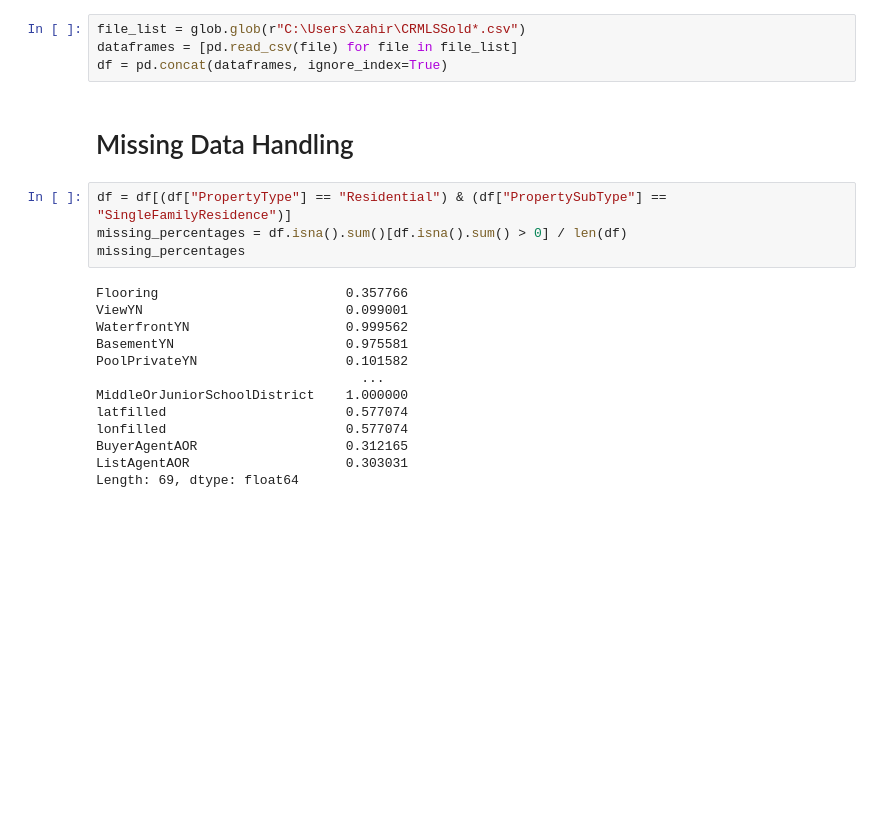
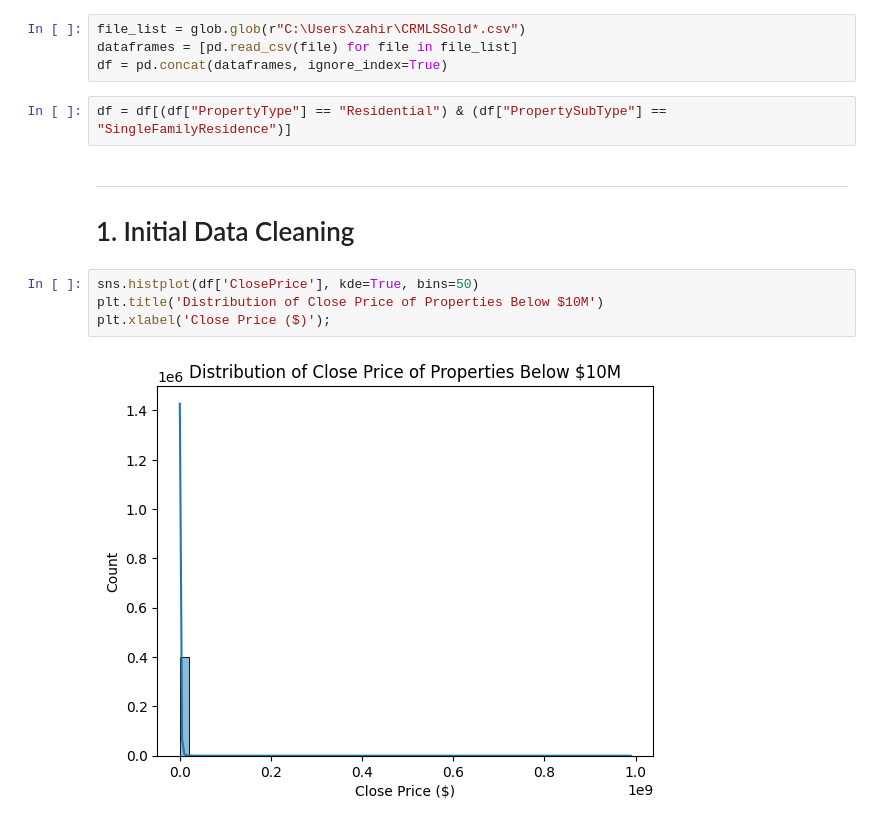
Before and after one commit to Zahi-Rahman/IDX-Exchange-DS-Project, a Jupyter notebook: 02_preprocessing.ipynb, the cells around one changed output. Drawn from its saved outputs; the diff is of its cells as text; blank space fills up the shorter version.

```diff
--- a/02_preprocessing.ipynb
+++ b/02_preprocessing.ipynb
@@ -15,22 +25,14 @@ pd.set_option("display.max_columns", 100)
 file_list = glob.glob(r"C:\Users\zahir\CRMLSSold*.csv")
 dataframes = [pd.read_csv(file) for file in file_list]
 df = pd.concat(dataframes, ignore_index=True)
-# %% [markdown]
-# Missing Data Handling
 # %%
 df = df[(df["PropertyType"] == "Residential") & (df["PropertySubType"] == "SingleFamilyResidence")]
-missing_percentages = df.isna().sum()[df.isna().sum() > 0] / len(df)
-missing_percentages
-# %% [output]
-Flooring                        0.357766
-ViewYN                          0.099001
-WaterfrontYN                    0.999562
-BasementYN                      0.975581
-PoolPrivateYN                   0.101582
-                                  ...
-MiddleOrJuniorSchoolDistrict    1.000000
-latfilled                       0.577074
-lonfilled                       0.577074
-BuyerAgentAOR                   0.312165
-ListAgentAOR                    0.303031
-Length: 69, dtype: float64
+# %% [markdown]
+---
+# 1. Initial Data Cleaning
+# %%
+sns.histplot(df['ClosePrice'], kde=True, bins=50)
+plt.title('Distribution of Close Price of Properties Below $10M')
+plt.xlabel('Close Price ($)');
+# %% [output]
+[figure, added]
```
Also changed, not shown: parts of 35 cells of this notebook.
